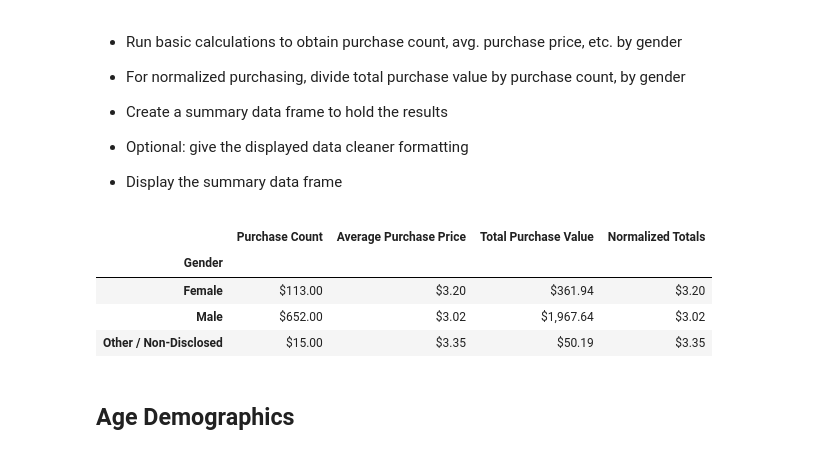
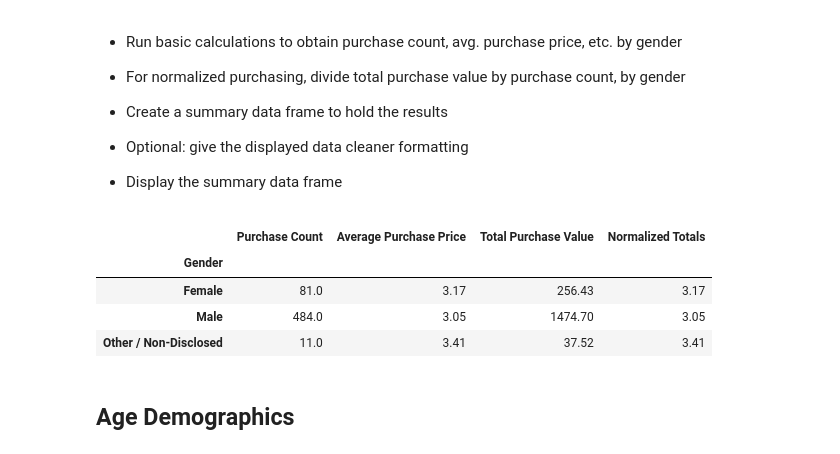
Before and after one commit to emercad0/Heroes-Of-Pymoli-Data-Analysis, a Jupyter notebook: HeroesOfPymoli/HeroesOfPymoli_starter.ipynb, the cells around one changed output. Drawn from its saved outputs; the diff is of its cells as text; code cells hidden in the pictures.

```diff
--- a/HeroesOfPymoli/HeroesOfPymoli_starter.ipynb
+++ b/HeroesOfPymoli/HeroesOfPymoli_starter.ipynb
@@ -31,7 +31,11 @@ wdata
 #Play with it
 df = pd.DataFrame({"Total Player":[purchase_data]})
 wdata.hide_index()
+dat = pd.DataFrame(purchase_data)
 data = pd.DataFrame(purchase_data)
+unq =data.dropna(how='all')
+unq = data.drop_duplicates('SN')
+data = unq
 # %% [markdown]
 ## Player Count
 # %%
@@ -148,13 +152,13 @@ purchasing_Anly = data.groupby('Gender').apply(grouping)
 
 * Display the summary data frame
 # %%
-purchasing_Anly
+purchasing_Anly.round(2)
 # %% [output]
 |  | Purchase Count | Average Purchase Price | Total Purchase Value | Normalized Totals |
 | Gender |  |  |  |  |
-| Female | $113.00 | $3.20 | $361.94 | $3.20 |
-| Male | $652.00 | $3.02 | $1,967.64 | $3.02 |
-| Other / Non-Disclosed | $15.00 | $3.35 | $50.19 | $3.35 |
+| Female | 81.0 | 3.17 | 256.43 | 3.17 |
+| Male | 484.0 | 3.05 | 1474.70 | 3.05 |
+| Other / Non-Disclosed | 11.0 | 3.41 | 37.52 | 3.41 |
 # %% [markdown]
 ## Age Demographics
 # %% [markdown]
```
Also changed, not shown: parts of 7 cells of this notebook.
